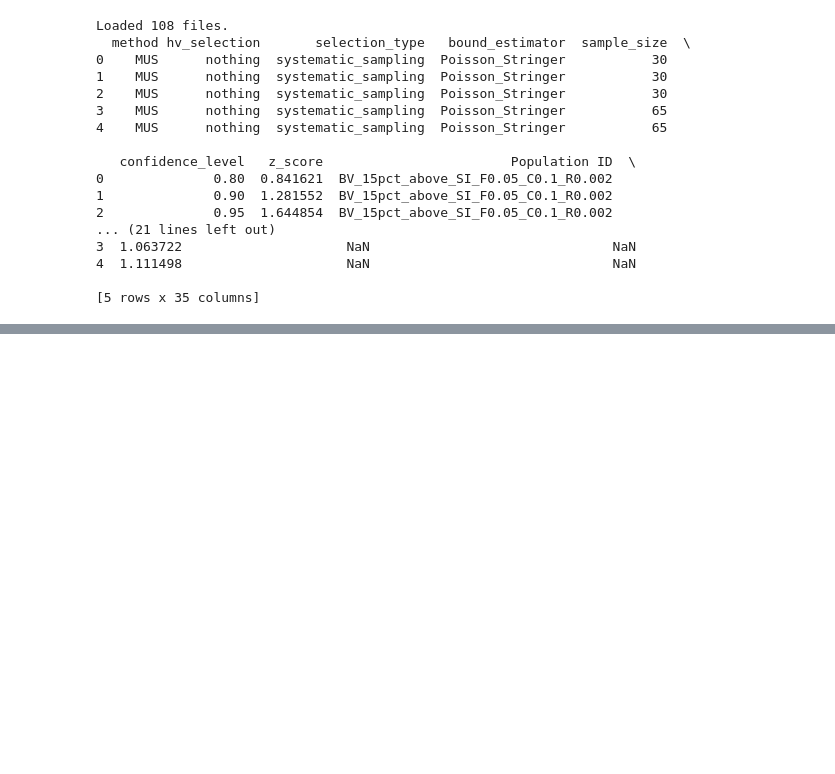
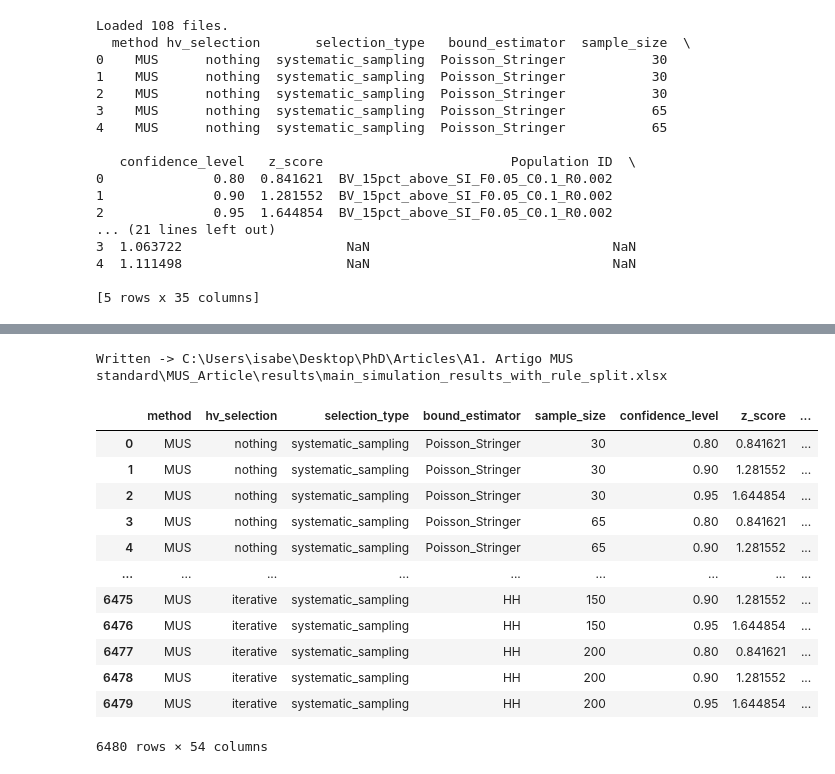
Before and after one commit to IsabelCD/MUS_Article, a Jupyter notebook: testing/export_main.ipynb, the cells around one changed output, grey strips where cells are left out. Drawn from its saved outputs; the diff is of its cells as text; code cells hidden in the pictures; blank space fills up the shorter version.

Commit message:
include + metrics export

```diff
--- a/testing/export_main.ipynb
+++ b/testing/export_main.ipynb
@@ -64,0 +135,32 @@ with pd.ExcelWriter(path, engine="xlsxwriter") as writer:
+# %%
+# Merge into the same "metrics" table main_simulation_results.xlsx is built from, so the
+# output is "main_simulation_results.xlsx plus these columns" rather than a separate document.
+metrics_with_rule_split = metrics.merge(
+    rule_split_data,
+    on=["BV_pop", "f_target", "corr_target", "r_target", "sample_size", "confidence_level", "bound_estimator"],
+    how="left",
+)
+
+path = RESULTS_DIR / "main_simulation_results_with_rule_split.xlsx"
+with pd.ExcelWriter(path, engine="xlsxwriter") as writer:
+    metrics_with_rule_split.to_excel(writer, sheet_name="metrics", index=False)
+    for group_col, table in aggregate_metrics(metrics_with_rule_split, "main").items():
+        table.to_excel(writer, sheet_name=f"agg_{group_col}"[:31], index=True)
+
+print(f"Written -> {path}")
+metrics_with_rule_split
+# %% [output]
+Written -> C:\Users\isabe\Desktop\PhD\Articles\A1. Artigo MUS standard\MUS_Article\results\main_simulation_results_with_rule_split.xlsx
+|  | method | hv_selection | selection_type | bound_estimator | sample_size | confidence_level | z_score | ... |
+| 0 | MUS | nothing | systematic_sampling | Poisson_Stringer | 30 | 0.80 | 0.841621 | ... |
+| 1 | MUS | nothing | systematic_sampling | Poisson_Stringer | 30 | 0.90 | 1.281552 | ... |
+| 2 | MUS | nothing | systematic_sampling | Poisson_Stringer | 30 | 0.95 | 1.644854 | ... |
+| 3 | MUS | nothing | systematic_sampling | Poisson_Stringer | 65 | 0.80 | 0.841621 | ... |
+| 4 | MUS | nothing | systematic_sampling | Poisson_Stringer | 65 | 0.90 | 1.281552 | ... |
+| ... | ... | ... | ... | ... | ... | ... | ... | ... |
+| 6475 | MUS | iterative | systematic_sampling | HH | 150 | 0.90 | 1.281552 | ... |
+| 6476 | MUS | iterative | systematic_sampling | HH | 150 | 0.95 | 1.644854 | ... |
+| 6477 | MUS | iterative | systematic_sampling | HH | 200 | 0.80 | 0.841621 | ... |
+| 6478 | MUS | iterative | systematic_sampling | HH | 200 | 0.90 | 1.281552 | ... |
+| 6479 | MUS | iterative | systematic_sampling | HH | 200 | 0.95 | 1.644854 | ... |
+6480 rows × 54 columns
```
Also changed, not shown: parts of 3 cells of this notebook, 1 other file.
